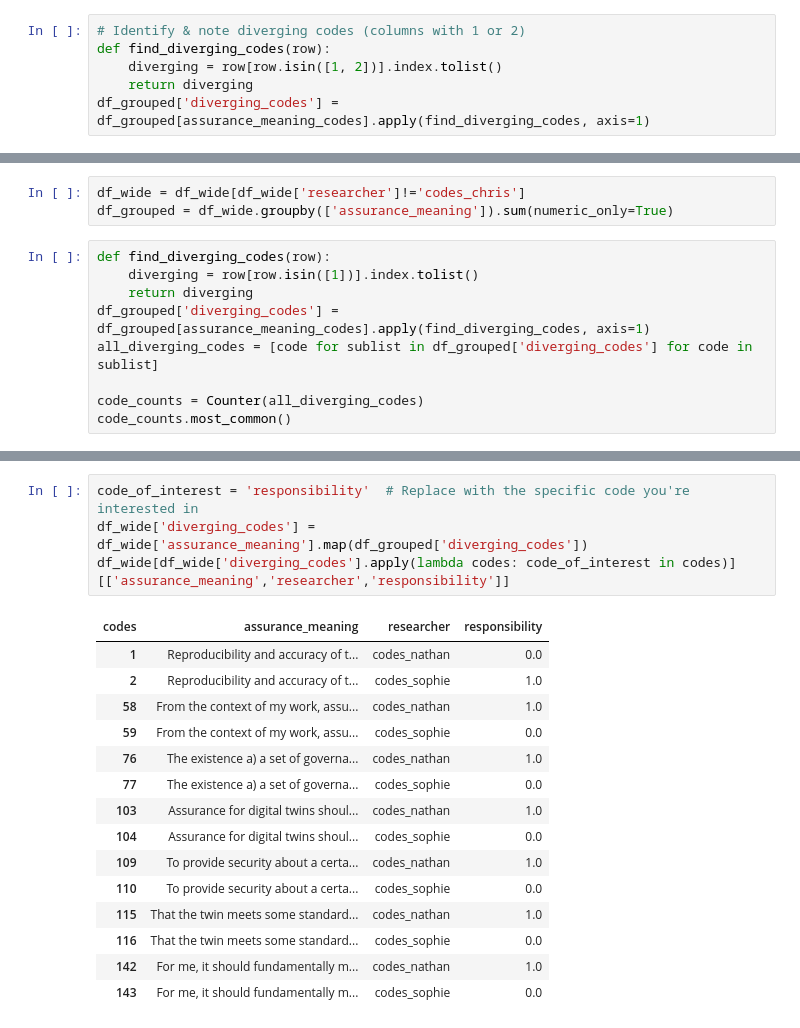
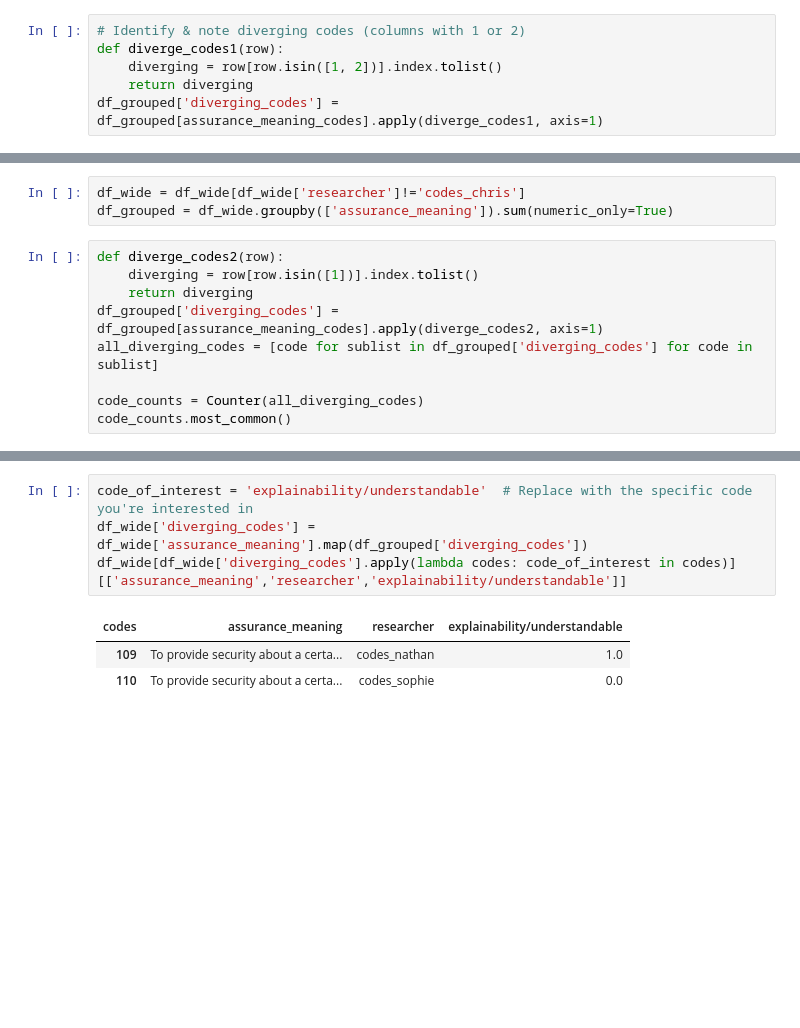
Before and after one commit to alan-turing-institute/teadt-community-survey, a Jupyter notebook: data_analysis/tea_gemini_content_analysis.ipynb, the cells around one changed output, grey strips where cells are left out. Cells and saved outputs as stored; diff of their text form; blank space fills up the shorter version.

```diff
--- a/data_analysis/tea_gemini_content_analysis.ipynb
+++ b/data_analysis/tea_gemini_content_analysis.ipynb
@@ -185,9 +202,9 @@ print(f'{df_grouped['has_difference'].sum()} differences detected')
 44 differences detected
 # %%
 # Identify & note diverging codes (columns with 1 or 2)
-def find_diverging_codes(row):
+def diverge_codes1(row):
     diverging = row[row.isin([1, 2])].index.tolist()
     return diverging
-df_grouped['diverging_codes'] = df_grouped[assurance_meaning_codes].apply(find_diverging_codes, axis=1)
+df_grouped['diverging_codes'] = df_grouped[assurance_meaning_codes].apply(diverge_codes1, axis=1)
 # %%
 # Count how often each tag occured as divergent
@@ -308,10 +300,10 @@ code_counts.most_common()
 df_wide = df_wide[df_wide['researcher']!='codes_chris']
 df_grouped = df_wide.groupby(['assurance_meaning']).sum(numeric_only=True)
 # %%
-def find_diverging_codes(row):
+def diverge_codes2(row):
     diverging = row[row.isin([1])].index.tolist()
     return diverging
-df_grouped['diverging_codes'] = df_grouped[assurance_meaning_codes].apply(find_diverging_codes, axis=1)
+df_grouped['diverging_codes'] = df_grouped[assurance_meaning_codes].apply(diverge_codes2, axis=1)
 all_diverging_codes = [code for sublist in df_grouped['diverging_codes'] for code in sublist]
 
 code_counts = Counter(all_diverging_codes)
@@ -335,23 +327,11 @@ code_counts.most_common()
  ('lifecycle', 1),
  ('explainability/understandable', 1)]
 # %%
-code_of_interest = 'responsibility'  # Replace with the specific code you're interested in
+code_of_interest = 'explainability/understandable'  # Replace with the specific code you're interested in
 df_wide['diverging_codes'] = df_wide['assurance_meaning'].map(df_grouped['diverging_codes'])
-df_wide[df_wide['diverging_codes'].apply(lambda codes: code_of_interest in codes)][['assurance_meaning','researcher','responsibility']]
+df_wide[df_wide['diverging_codes'].apply(lambda codes: code_of_interest in codes)][['assurance_meaning','researcher','explainability/understandable']]
 # %% [output]
-| codes | assurance_meaning | researcher | responsibility |
-| 1 | Reproducibility and accuracy of t... | codes_nathan | 0.0 |
-| 2 | Reproducibility and accuracy of t... | codes_sophie | 1.0 |
-| 58 | From the context of my work, assu... | codes_nathan | 1.0 |
-| 59 | From the context of my work, assu... | codes_sophie | 0.0 |
-| 76 | The existence a) a set of governa... | codes_nathan | 1.0 |
-| 77 | The existence a) a set of governa... | codes_sophie | 0.0 |
-| 103 | Assurance for digital twins shoul... | codes_nathan | 1.0 |
-| 104 | Assurance for digital twins shoul... | codes_sophie | 0.0 |
+| codes | assurance_meaning | researcher | explainability/understandable |
 | 109 | To provide security about a certa... | codes_nathan | 1.0 |
 | 110 | To provide security about a certa... | codes_sophie | 0.0 |
-| 115 | That the twin meets some standard... | codes_nathan | 1.0 |
-| 116 | That the twin meets some standard... | codes_sophie | 0.0 |
-| 142 | For me, it should fundamentally m... | codes_nathan | 1.0 |
-| 143 | For me, it should fundamentally m... | codes_sophie | 0.0 |
 # %% [markdown]
```
Also changed, not shown: parts of 22 cells of this notebook.
